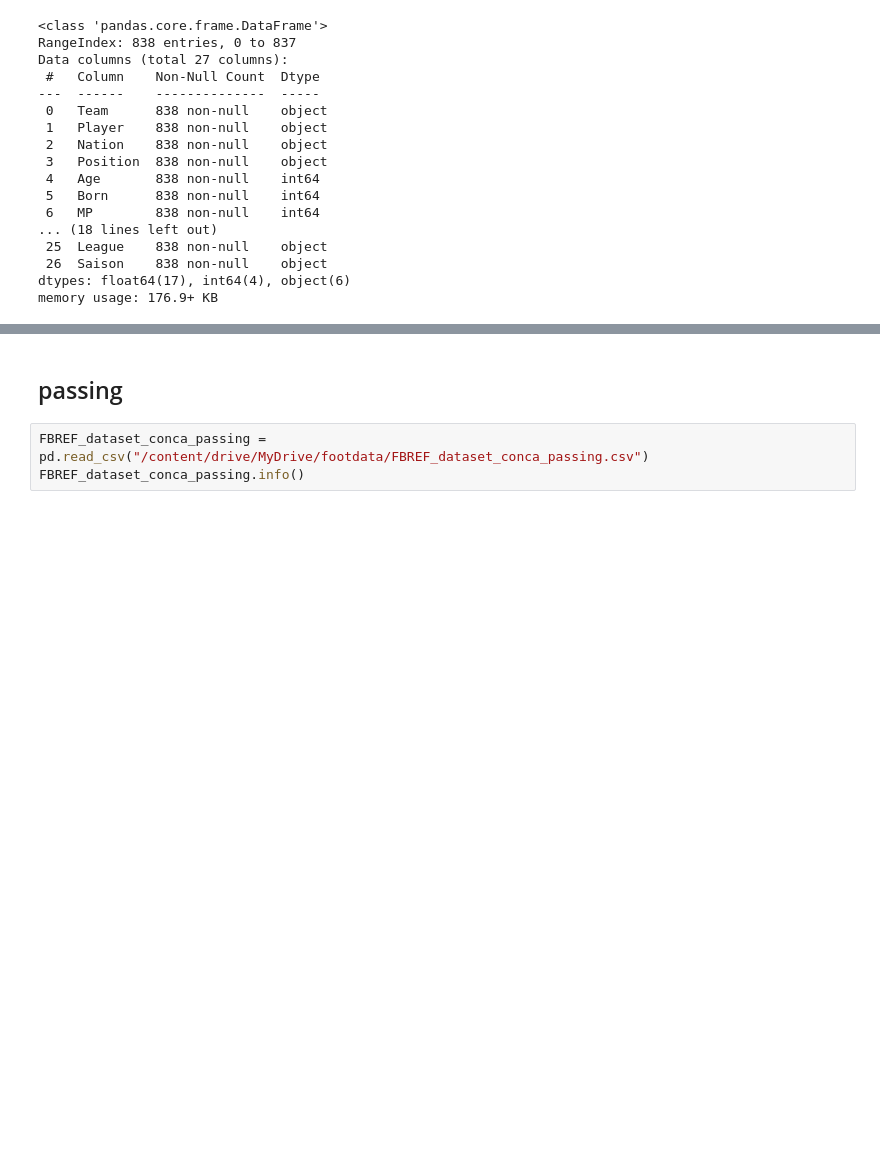
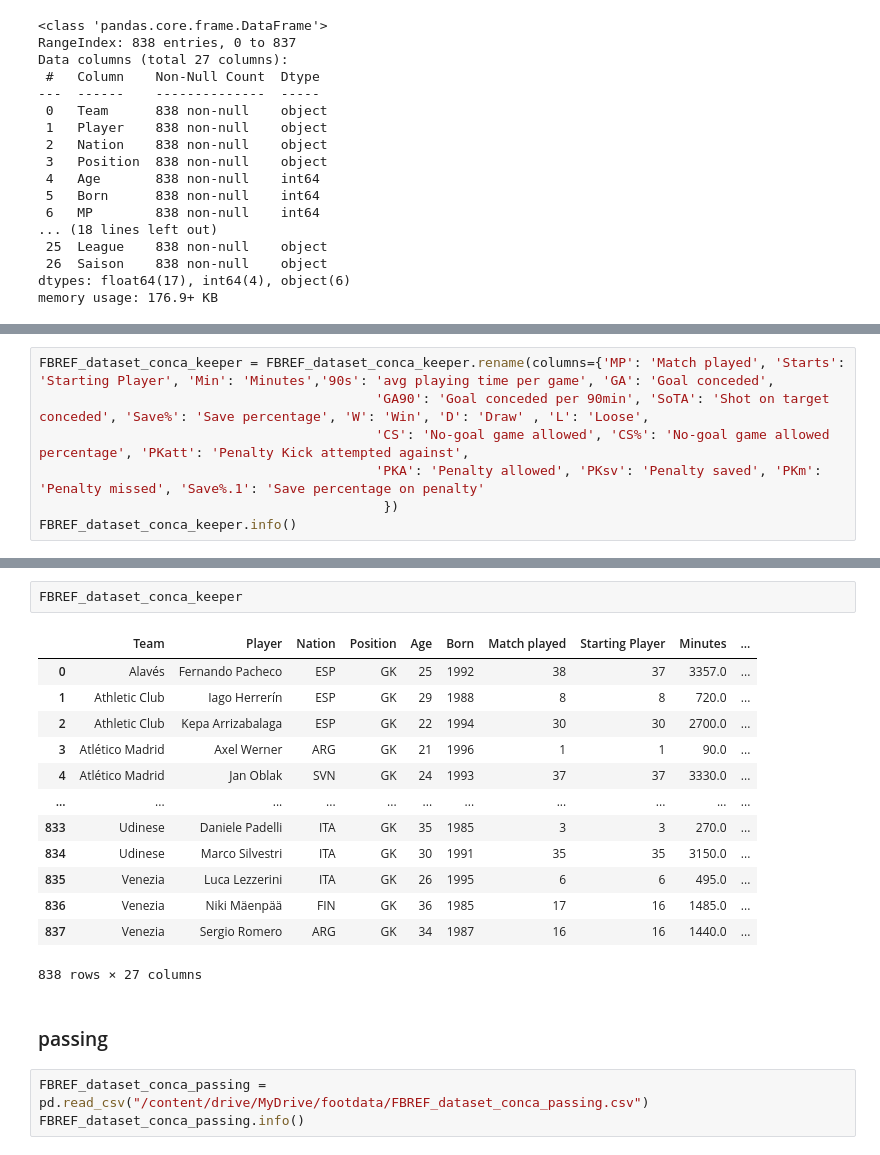
Before and after one commit to lbenyamin/Skoot, a Jupyter notebook: Preprocessing/Preprocessing_FBREF/FBref_pre_processing.ipynb, the cells around one changed output, grey strips where cells are left out. Cells and saved outputs as stored; diff of their text form; blank space fills up the shorter version.

```diff
--- a/Preprocessing/Preprocessing_FBREF/FBref_pre_processing.ipynb
+++ b/Preprocessing/Preprocessing_FBREF/FBref_pre_processing.ipynb
@@ -209,0 +212,7 @@ FBREF_dataset_conca_keeper.rename(columns={'MP': 'Match played', 'Starts': 'Star
+# %%
+FBREF_dataset_conca_keeper = FBREF_dataset_conca_keeper.rename(columns={'MP': 'Match played', 'Starts': 'Starting Player', 'Min': 'Minutes','90s': 'avg playing time per game', 'GA': 'Goal conceded',
+                                           'GA90': 'Goal conceded per 90min', 'SoTA': 'Shot on target conceded', 'Save%': 'Save percentage', 'W': 'Win', 'D': 'Draw' , 'L': 'Loose',
+                                           'CS': 'No-goal game allowed', 'CS%': 'No-goal game allowed percentage', 'PKatt': 'Penalty Kick attempted against',
+                                           'PKA': 'Penalty allowed', 'PKsv': 'Penalty saved', 'PKm': 'Penalty missed', 'Save%.1': 'Save percentage on penalty'
+                                            })
+FBREF_dataset_conca_keeper.info()
@@ -210,5 +237,21 @@ FBREF_dataset_conca_keeper.rename(columns={'MP': 'Match played', 'Starts': 'Star
+# %%
+FBREF_dataset_conca_keeper
+# %% [output]
+|  | Team | Player | Nation | Position | Age | Born | Match played | Starting Player | Minutes | ... |
+| 0 | Alavés | Fernando Pacheco | ESP | GK | 25 | 1992 | 38 | 37 | 3357.0 | ... |
+| 1 | Athletic Club | Iago Herrerín | ESP | GK | 29 | 1988 | 8 | 8 | 720.0 | ... |
+| 2 | Athletic Club | Kepa Arrizabalaga | ESP | GK | 22 | 1994 | 30 | 30 | 2700.0 | ... |
+| 3 | Atlético Madrid | Axel Werner | ARG | GK | 21 | 1996 | 1 | 1 | 90.0 | ... |
+| 4 | Atlético Madrid | Jan Oblak | SVN | GK | 24 | 1993 | 37 | 37 | 3330.0 | ... |
+| ... | ... | ... | ... | ... | ... | ... | ... | ... | ... | ... |
+| 833 | Udinese | Daniele Padelli | ITA | GK | 35 | 1985 | 3 | 3 | 270.0 | ... |
+| 834 | Udinese | Marco Silvestri | ITA | GK | 30 | 1991 | 35 | 35 | 3150.0 | ... |
+| 835 | Venezia | Luca Lezzerini | ITA | GK | 26 | 1995 | 6 | 6 | 495.0 | ... |
+| 836 | Venezia | Niki Mäenpää | FIN | GK | 36 | 1985 | 17 | 16 | 1485.0 | ... |
+| 837 | Venezia | Sergio Romero | ARG | GK | 34 | 1987 | 16 | 16 | 1440.0 | ... |
+838 rows × 27 columns
 # %% [markdown]
-## passing
+### passing
 # %%
 FBREF_dataset_conca_passing = pd.read_csv("/content/drive/MyDrive/footdata/FBREF_dataset_conca_passing.csv")
 FBREF_dataset_conca_passing.info()
```
Also changed, not shown: parts of 45 cells of this notebook.
